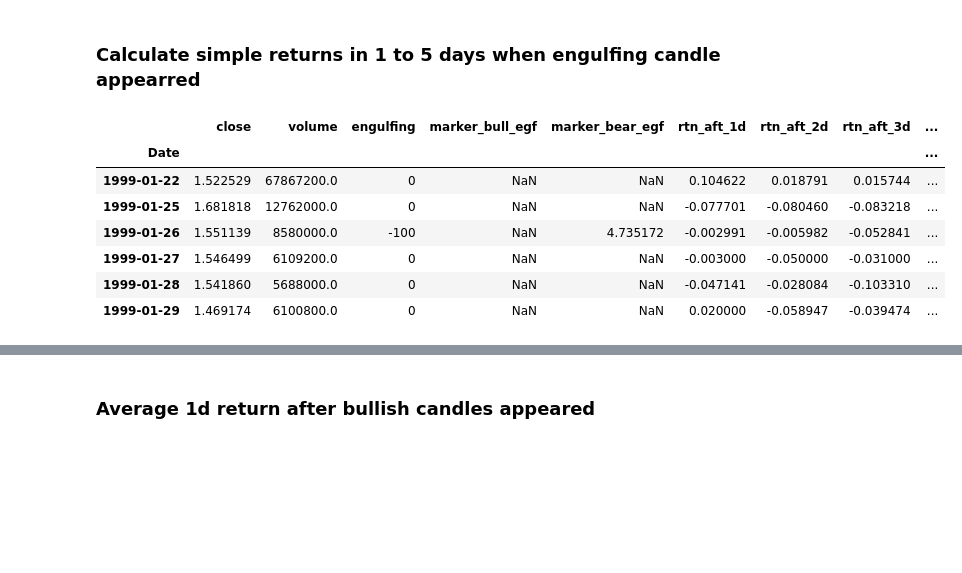
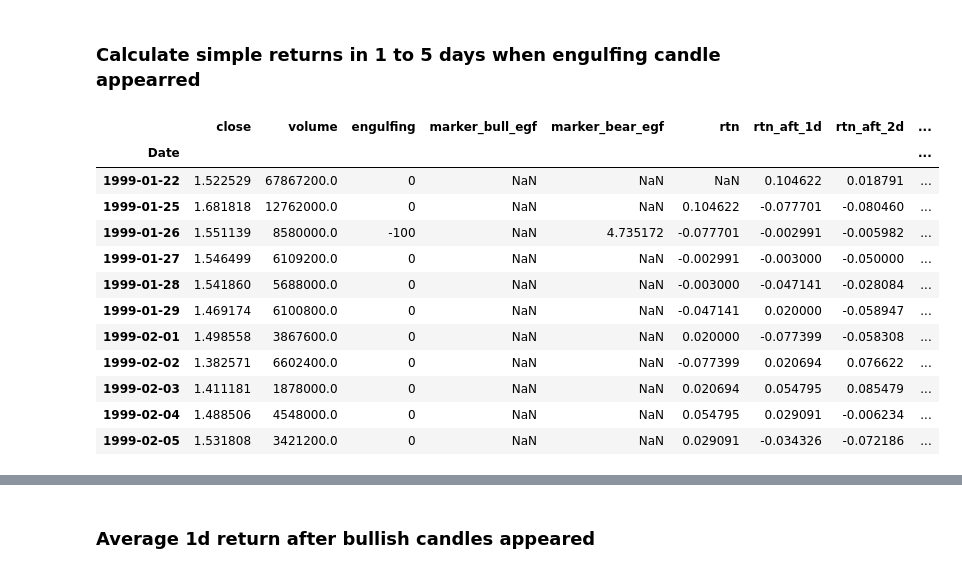
Before and after one commit to CodingIsEnjoyable/CandlestickStudy, a Jupyter notebook: CandlestickStudy.ipynb, the cells around one changed output, grey strips where cells are left out. Saved outputs shown, nothing was run; the diff lists cells and outputs as text; code cells hidden in the pictures; blank space fills up the shorter version.

```diff
--- a/CandlestickStudy.ipynb
+++ b/CandlestickStudy.ipynb
@@ -205,21 +204,26 @@ egf.tail(3)
 | 2018-03-27 | 225.52 | 34462113.0 | -100 | NaN | 253.0 |
 # %% [markdown]
 ### Calculate simple returns in 1 to 5 days when engulfing candle appearred
-# %%
-egf['rtn_aft_1d'] = egf['close'].shift(-1) / egf['close'] - 1
-egf['rtn_aft_2d'] = egf['close'].shift(-2) / egf['close'] - 1
-egf['rtn_aft_3d'] = egf['close'].shift(-3) / egf['close'] - 1
-egf['rtn_aft_4d'] = egf['close'].shift(-4) / egf['close'] - 1
-egf['rtn_aft_5d'] = egf['close'].shift(-5) / egf['close'] - 1
+# %%
+egf['rtn'] = egf['close'] / egf['close'].shift(1) - 1
+# %%
+for i in range(1,6):
+    col_name = str('rtn_aft_{}d'.format(i))
+    egf[col_name] = egf['close'].shift(-i) / egf['close'] - 1
 # %%
-egf.head(6)
+egf.head(11)
 # %% [output]
-|  | close | volume | engulfing | marker_bull_egf | marker_bear_egf | rtn_aft_1d | rtn_aft_2d | rtn_aft_3d | ... |
+|  | close | volume | engulfing | marker_bull_egf | marker_bear_egf | rtn | rtn_aft_1d | rtn_aft_2d | ... |
 | Date |  |  |  |  |  |  |  |  | ... |
-| 1999-01-22 | 1.522529 | 67867200.0 | 0 | NaN | NaN | 0.104622 | 0.018791 | 0.015744 | ... |
-| 1999-01-25 | 1.681818 | 12762000.0 | 0 | NaN | NaN | -0.077701 | -0.080460 | -0.083218 | ... |
-| 1999-01-26 | 1.551139 | 8580000.0 | -100 | NaN | 4.735172 | -0.002991 | -0.005982 | -0.052841 | ... |
-| 1999-01-27 | 1.546499 | 6109200.0 | 0 | NaN | NaN | -0.003000 | -0.050000 | -0.031000 | ... |
-| 1999-01-28 | 1.541860 | 5688000.0 | 0 | NaN | NaN | -0.047141 | -0.028084 | -0.103310 | ... |
-| 1999-01-29 | 1.469174 | 6100800.0 | 0 | NaN | NaN | 0.020000 | -0.058947 | -0.039474 | ... |
+| 1999-01-22 | 1.522529 | 67867200.0 | 0 | NaN | NaN | NaN | 0.104622 | 0.018791 | ... |
+| 1999-01-25 | 1.681818 | 12762000.0 | 0 | NaN | NaN | 0.104622 | -0.077701 | -0.080460 | ... |
+| 1999-01-26 | 1.551139 | 8580000.0 | -100 | NaN | 4.735172 | -0.077701 | -0.002991 | -0.005982 | ... |
+| 1999-01-27 | 1.546499 | 6109200.0 | 0 | NaN | NaN | -0.002991 | -0.003000 | -0.050000 | ... |
+| 1999-01-28 | 1.541860 | 5688000.0 | 0 | NaN | NaN | -0.003000 | -0.047141 | -0.028084 | ... |
+| 1999-01-29 | 1.469174 | 6100800.0 | 0 | NaN | NaN | -0.047141 | 0.020000 | -0.058947 | ... |
+| 1999-02-01 | 1.498558 | 3867600.0 | 0 | NaN | NaN | 0.020000 | -0.077399 | -0.058308 | ... |
+| 1999-02-02 | 1.382571 | 6602400.0 | 0 | NaN | NaN | -0.077399 | 0.020694 | 0.076622 | ... |
+| 1999-02-03 | 1.411181 | 1878000.0 | 0 | NaN | NaN | 0.020694 | 0.054795 | 0.085479 | ... |
+| 1999-02-04 | 1.488506 | 4548000.0 | 0 | NaN | NaN | 0.054795 | 0.029091 | -0.006234 | ... |
+| 1999-02-05 | 1.531808 | 3421200.0 | 0 | NaN | NaN | 0.029091 | -0.034326 | -0.072186 | ... |
 # %%
```
Also changed, not shown: parts of 11 cells of this notebook.
